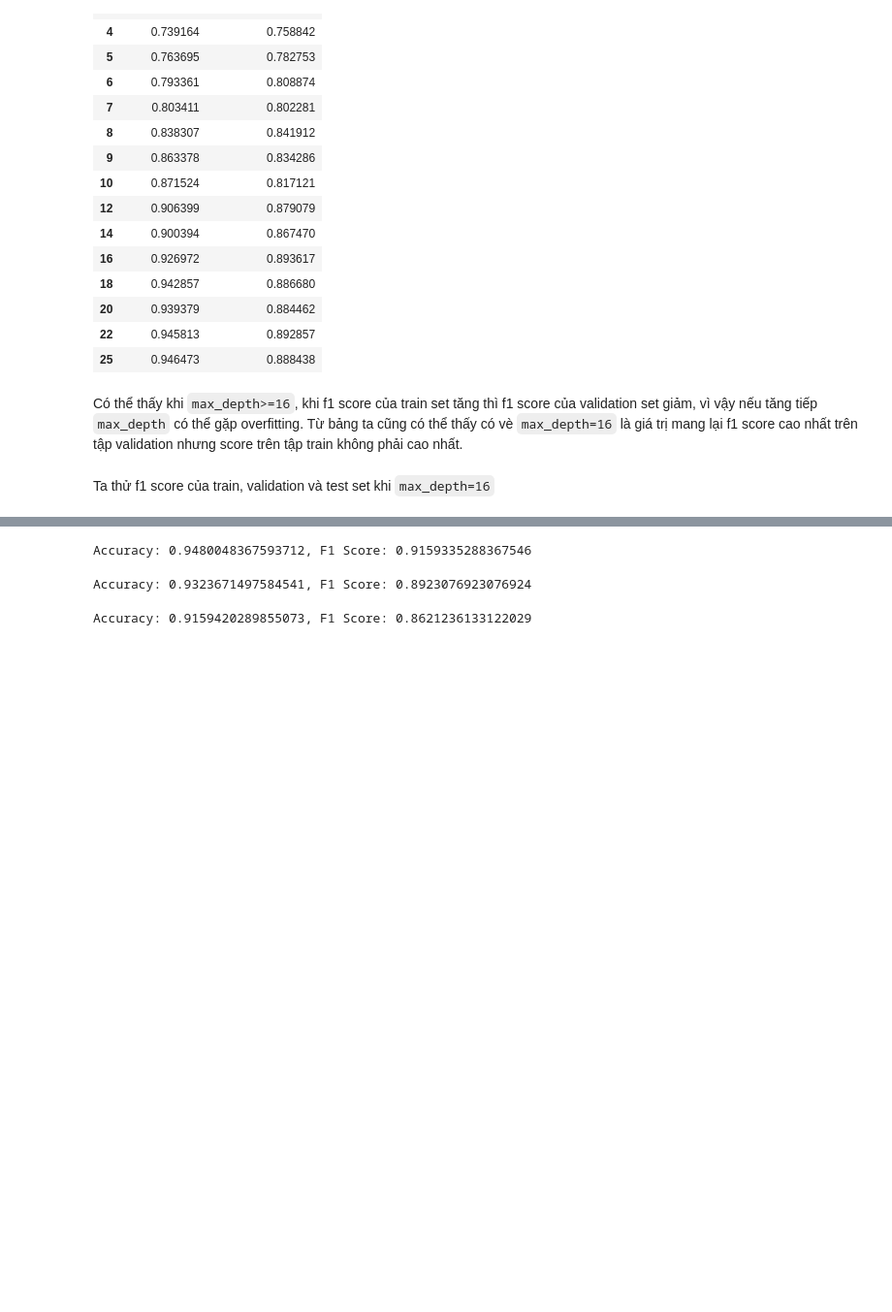
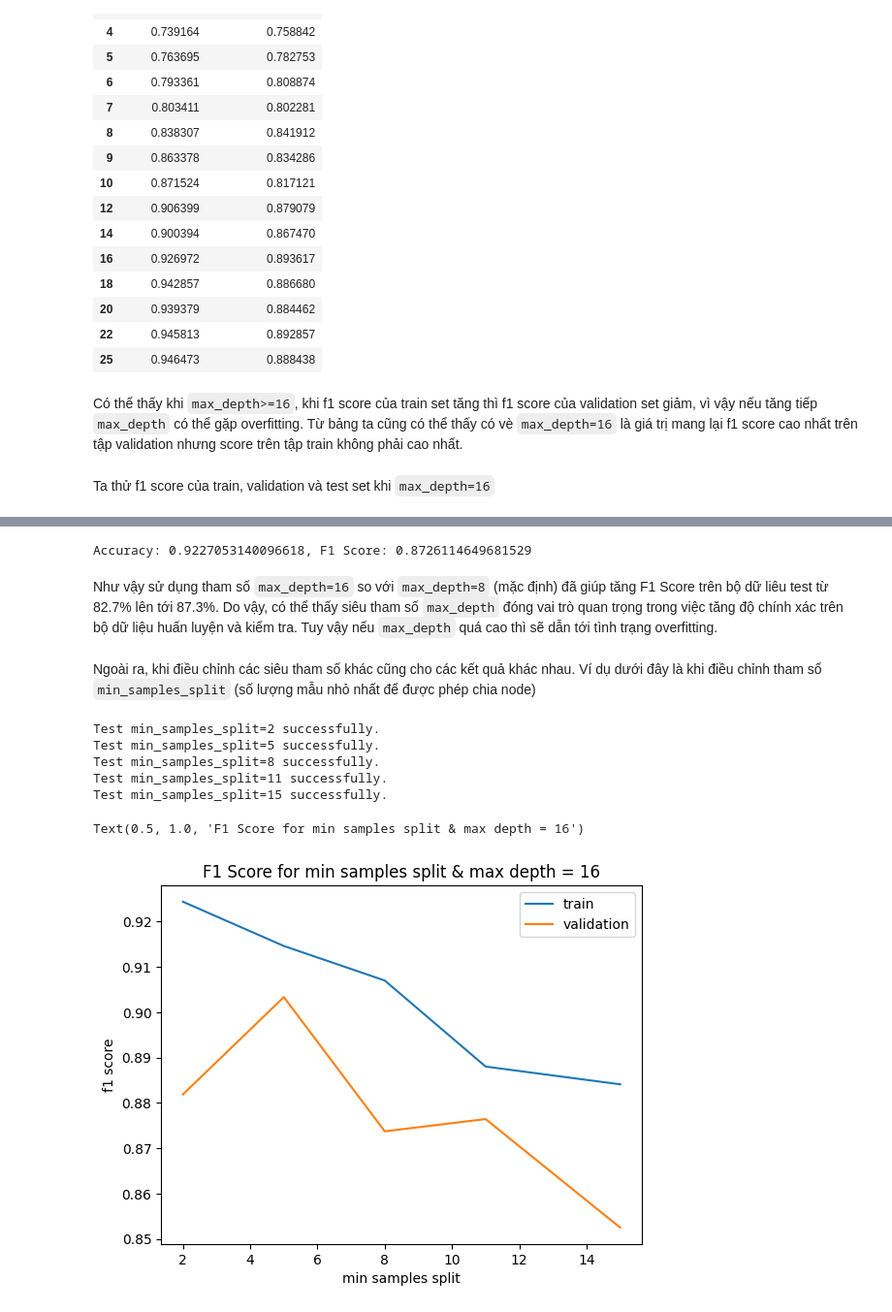
Before and after one commit to trietp1253201581/Project_AI_G07, a Jupyter notebook: Project report G07 Final.ipynb, the cells around one changed output, grey strips where cells are left out. Shown: that part at 97% size. Drawn from its saved outputs; the diff is of its cells as text; code cells hidden in the pictures; blank space fills up the shorter version.

```diff
--- a/Project report G07 Final.ipynb
+++ b/Project report G07 Final.ipynb
@@ -609,8 +636,8 @@ train_scores = []
 valid_scores = []
 max_depth_values = [3, 4, 5, 6, 7, 8, 9, 10, 12, 14, 16, 18, 20, 22, 25]
 
-for max_depth in max_depth_values:
-    tree = DecisionTreeID3(max_depth=max_depth)
+for min_samples_split in max_depth_values:
+    tree = DecisionTreeID3(max_depth=min_samples_split)
     tree.fit(X_train1, y_train1)
     # train score
     y_pred = tree.predict(X_train1)
@@ -618,7 +645,7 @@ for max_depth in max_depth_values:
     # val score
     y_pred = tree.predict(X_valid1)
     valid_scores.append(f1_score(y_valid1, y_pred))
-    print(f"Test max_depth={max_depth} successfully.")
+    print(f"Test max_depth={min_samples_split} successfully.")
 
 # Plot
 plt.plot(max_depth_values, train_scores, label='train')
@@ -682,21 +707,42 @@ KeyboardInterrupt:
-# %%
-y_pred = tree.predict(X_train)
-acc = accuracy_score(y_train, y_pred)
-f1 = f1_score(y_train, y_pred)
-print(f"Accuracy: {acc}, F1 Score: {f1}")
-# %% [output]
-Accuracy: 0.9480048367593712, F1 Score: 0.9159335288367546
-# %%
-y_pred = tree.predict(X_valid)
-acc = accuracy_score(y_valid, y_pred)
-f1 = f1_score(y_valid, y_pred)
-print(f"Accuracy: {acc}, F1 Score: {f1}")
-# %% [output]
-Accuracy: 0.9323671497584541, F1 Score: 0.8923076923076924
 # %%
 y_pred = tree.predict(X_test)
 acc = accuracy_score(y_test, y_pred)
 f1 = f1_score(y_test, y_pred)
 print(f"Accuracy: {acc}, F1 Score: {f1}")
 # %% [output]
-Accuracy: 0.9159420289855073, F1 Score: 0.8621236133122029
+Accuracy: 0.9227053140096618, F1 Score: 0.8726114649681529
+# %% [markdown]
+Như vậy sử dụng tham số `max_depth=16` so với `max_depth=8` (mặc định) đã giúp tăng F1 Score trên bộ dữ liêu test từ 82.7% lên tới 87.3%. Do vậy, có thể thấy siêu tham số `max_depth` đóng vai trò quan trọng trong việc tăng độ chính xác trên bộ dữ liệu huấn luyện và kiểm tra. Tuy vậy nếu `max_depth` quá cao thì sẽ dẫn tới tình trạng overfitting.
+# %% [markdown]
+Ngoài ra, khi điều chỉnh các siêu tham số khác cũng cho các kết quả khác nhau. Ví dụ dưới đây là khi điều chỉnh tham số `min_samples_split` (số lượng mẫu nhỏ nhất để được phép chia node)
+# %%
+train_scores = []
+valid_scores = []
+min_samples_split_values = [2, 5, 8, 11, 15]
+
+for min_samples_split in min_samples_split_values:
+    tree = DecisionTreeID3(min_samples_split=min_samples_split, max_depth=16)
+    tree.fit(X_train1, y_train1)
+    # train score
+    y_pred = tree.predict(X_train1)
+    train_scores.append(f1_score(y_train1, y_pred))
+    # val score
+    y_pred = tree.predict(X_valid1)
+    valid_scores.append(f1_score(y_valid1, y_pred))
+    print(f"Test min_samples_split={min_samples_split} successfully.")
+
+# Plot
+plt.plot(min_samples_split_values, train_scores, label='train')
+plt.plot(min_samples_split_values, valid_scores, label='validation')
+plt.legend()
+plt.xlabel('min samples split')
+plt.ylabel('f1 score')
+plt.title('F1 Score for min samples split & max depth = 16')
+# %% [output]
+Test min_samples_split=2 successfully.
+Test min_samples_split=5 successfully.
+Test min_samples_split=8 successfully.
+Test min_samples_split=11 successfully.
+Test min_samples_split=15 successfully.
+Text(0.5, 1.0, 'F1 Score for min samples split & max depth = 16')
+[figure, added]
```
Also changed, not shown: parts of 18 cells of this notebook, 7 other files.
